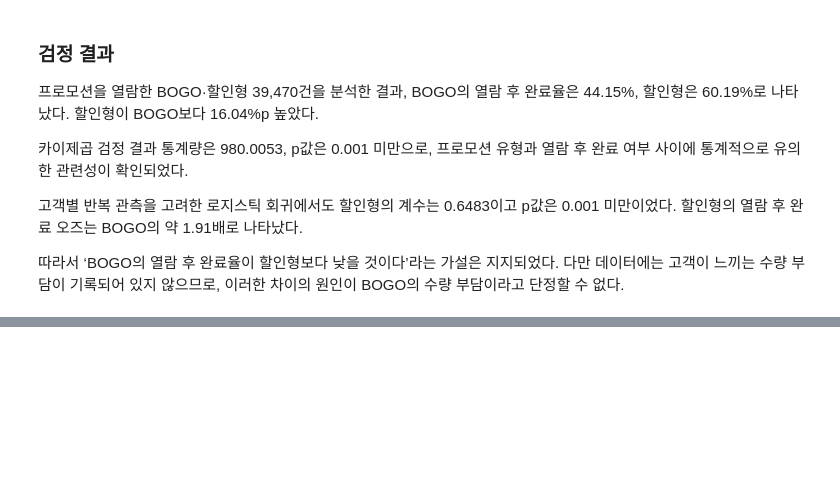
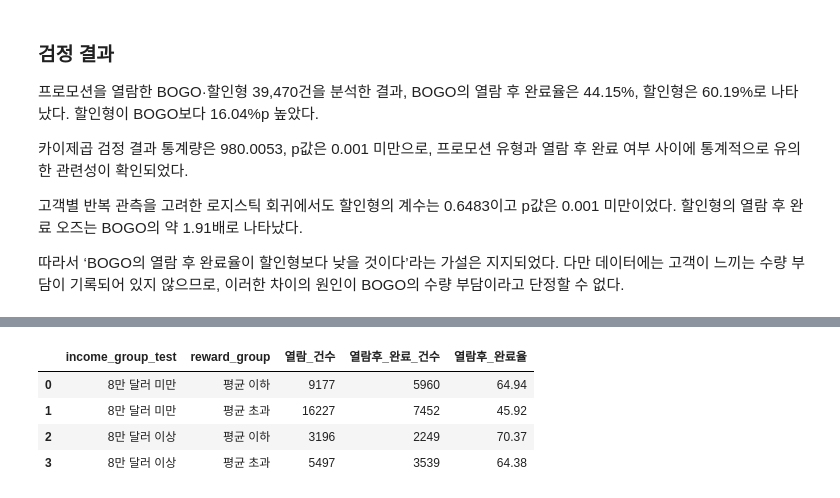
Before and after one commit to ysy3046/starbucks_dashboard, a Jupyter notebook: 05_hypothesis_test.ipynb, the cells around one changed output, grey strips where cells are left out. Cells and saved outputs as stored; diff of their text form; code cells hidden in the pictures; blank space fills up the shorter version.

```diff
--- a/05_hypothesis_test.ipynb
+++ b/05_hypothesis_test.ipynb
@@ -619,0 +846,87 @@ C(offer_type)[T.discount]     0.6483      0.022     30.140      0.000       0.60
+# %%
+import numpy as np
+import pandas as pd
+from scipy.stats import chi2_contingency
+import statsmodels.formula.api as smf
+
+# 열람한 BOGO·할인형 중 소득정보가 있는 건만 선택
+h11 = df[
+    df["offer_type"].isin(["bogo", "discount"])
+    & df["viewed"].eq(True)
+    & df["income"].notna()
+].copy()
+
+h11["completed_after_view"] = (
+    h11["viewed_before_completed"].astype(int)
+)
+
+# 소득과 보상 집단 생성
+h11["income_group_test"] = np.where(
+    h11["income"] >= 80000,
+    "8만 달러 이상",
+    "8만 달러 미만"
+)
+
+h11["reward_group"] = np.where(
+    h11["reward"] > 4.2,
+    "평균 초과",
+    "평균 이하"
+)
+
+h11["income_10k"] = h11["income"] / 10000
+
+# 소득·보상 집단별 완료율
+h11_summary = (
+    h11.groupby(
+        ["income_group_test", "reward_group"],
+        as_index=False
+    )
+    .agg(
+        열람_건수=("offer_id", "size"),
+        열람후_완료_건수=("completed_after_view", "sum"),
+        열람후_완료율=(
+            "completed_after_view",
+            lambda x: round(x.mean() * 100, 2)
+        )
+    )
+)
+
+# 네 집단과 완료 여부의 카이제곱 검정
+h11["income_reward_group"] = (
+    h11["income_group_test"]
+    + " / "
+    + h11["reward_group"]
+)
+
+h11_table = pd.crosstab(
+    h11["income_reward_group"],
+    h11["completed_after_view"]
+)
+
+h11_chi2, h11_p, h11_dof, h11_expected = chi2_contingency(
+    h11_table
+)
+
+# 소득과 보상의 상호작용 로지스틱 회귀
+h11_model = smf.logit(
+    """
+    completed_after_view
+    ~ income_10k * reward
+    + difficulty
+    + C(offer_type)
+    """,
+    data=h11
+).fit(
+    disp=False,
+    cov_type="cluster",
+    cov_kwds={"groups": h11["customer_id"]}
+)
+
+print("분석 건수:", len(h11))
+display(h11_summary)
+display(h11_table)
+
+print("카이제곱 통계량:", round(h11_chi2, 4))
+print("카이제곱 p값:", h11_p)
+print(h11_model.summary())
+# %% [output]
@@ -619,0 +934,5 @@ C(offer_type)[T.discount]     0.6483      0.022     30.140      0.000       0.60
+|  | income_group_test | reward_group | 열람_건수 | 열람후_완료_건수 | 열람후_완료율 |
+| 0 | 8만 달러 미만 | 평균 이하 | 9177 | 5960 | 64.94 |
+| 1 | 8만 달러 미만 | 평균 초과 | 16227 | 7452 | 45.92 |
+| 2 | 8만 달러 이상 | 평균 이하 | 3196 | 2249 | 70.37 |
+| 3 | 8만 달러 이상 | 평균 초과 | 5497 | 3539 | 64.38 |
```
Also changed, not shown: parts of 19 cells of this notebook.
